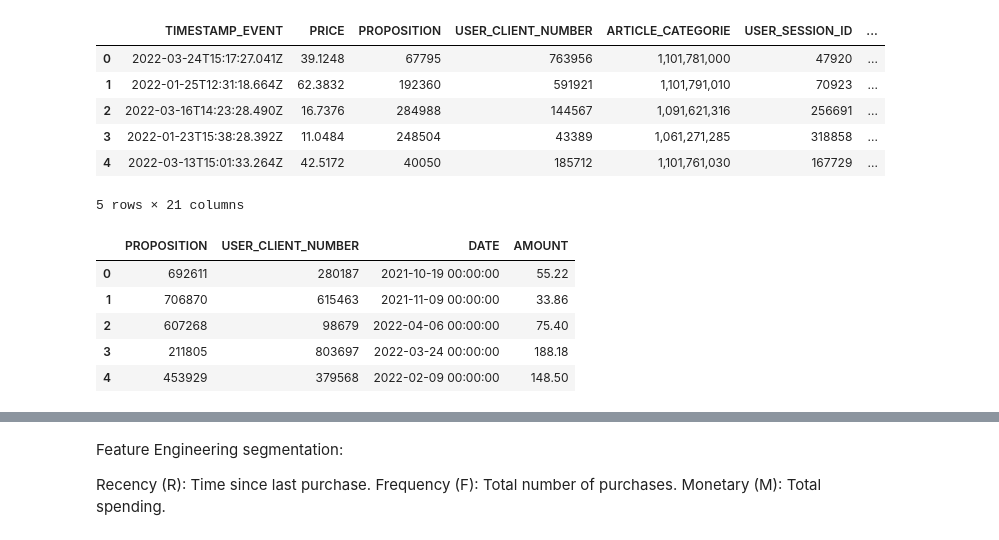
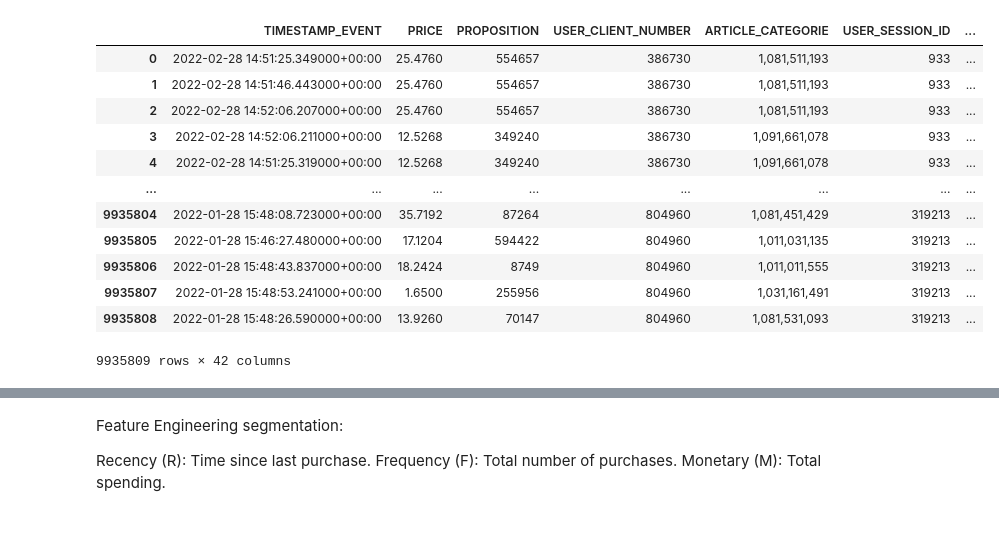
Before and after one commit to Echotianee/CausalInference, a Jupyter notebook: rfm_score_user.ipynb, the cells around one changed output, grey strips where cells are left out. Drawn from its saved outputs; the diff is of its cells as text; code cells hidden in the pictures.

```diff
--- a/rfm_score_user.ipynb
+++ b/rfm_score_user.ipynb
@@ -22,27 +22,24 @@ if not sys.warnoptions:
     warnings.simplefilter("ignore")
 np.random.seed(42)
 # %%
-data_events = pd.read_csv("processed_data/processed_events_final.csv")
-purchase_events = pd.read_csv("processed_data/processed_purchase_events_final.csv")
+data_events = pd.read_csv("processed_data/processed_events_final.csv", sep="|")
+purchase_events = pd.read_csv("processed_data/processed_purchase_events_final.csv", sep="|")
 # %%
-data_events.head()
+data_events
 # %% [output]
 |  | TIMESTAMP_EVENT | PRICE | PROPOSITION | USER_CLIENT_NUMBER | ARTICLE_CATEGORIE | USER_SESSION_ID | ... |
-| 0 | 2022-03-24T15:17:27.041Z | 39.1248 | 67795 | 763956 | 1,101,781,000 | 47920 | ... |
-| 1 | 2022-01-25T12:31:18.664Z | 62.3832 | 192360 | 591921 | 1,101,791,010 | 70923 | ... |
-| 2 | 2022-03-16T14:23:28.490Z | 16.7376 | 284988 | 144567 | 1,091,621,316 | 256691 | ... |
-| 3 | 2022-01-23T15:38:28.392Z | 11.0484 | 248504 | 43389 | 1,061,271,285 | 318858 | ... |
-| 4 | 2022-03-13T15:01:33.264Z | 42.5172 | 40050 | 185712 | 1,101,761,030 | 167729 | ... |
+| 0 | 2022-02-28 14:51:25.349000+00:00 | 25.4760 | 554657 | 386730 | 1,081,511,193 | 933 | ... |
+| 1 | 2022-02-28 14:51:46.443000+00:00 | 25.4760 | 554657 | 386730 | 1,081,511,193 | 933 | ... |
+| 2 | 2022-02-28 14:52:06.207000+00:00 | 25.4760 | 554657 | 386730 | 1,081,511,193 | 933 | ... |
+| 3 | 2022-02-28 14:52:06.211000+00:00 | 12.5268 | 349240 | 386730 | 1,091,661,078 | 933 | ... |
+| 4 | 2022-02-28 14:51:25.319000+00:00 | 12.5268 | 349240 | 386730 | 1,091,661,078 | 933 | ... |
+| ... | ... | ... | ... | ... | ... | ... | ... |
+| 9935804 | 2022-01-28 15:48:08.723000+00:00 | 35.7192 | 87264 | 804960 | 1,081,451,429 | 319213 | ... |
+| 9935805 | 2022-01-28 15:46:27.480000+00:00 | 17.1204 | 594422 | 804960 | 1,011,031,135 | 319213 | ... |
+| 9935806 | 2022-01-28 15:48:43.837000+00:00 | 18.2424 | 8749 | 804960 | 1,011,011,555 | 319213 | ... |
+| 9935807 | 2022-01-28 15:48:53.241000+00:00 | 1.6500 | 255956 | 804960 | 1,031,161,491 | 319213 | ... |
+| 9935808 | 2022-01-28 15:48:26.590000+00:00 | 13.9260 | 70147 | 804960 | 1,081,531,093 | 319213 | ... |
-5 rows × 21 columns
+9935809 rows × 42 columns
-# %%
-purchase_events.head()
-# %% [output]
-|  | PROPOSITION | USER_CLIENT_NUMBER | DATE | AMOUNT |
-| 0 | 692611 | 280187 | 2021-10-19 00:00:00 | 55.22 |
-| 1 | 706870 | 615463 | 2021-11-09 00:00:00 | 33.86 |
-| 2 | 607268 | 98679 | 2022-04-06 00:00:00 | 75.40 |
-| 3 | 211805 | 803697 | 2022-03-24 00:00:00 | 188.18 |
-| 4 | 453929 | 379568 | 2022-02-09 00:00:00 | 148.50 |
 # %%
 data_events['TIMESTAMP_EVENT'] = pd.to_datetime(data_events['TIMESTAMP_EVENT'])
 purchase_events['DATE'] = pd.to_datetime(purchase_events['DATE'])
```
Also changed, not shown: parts of 18 cells of this notebook, 5 other files.
